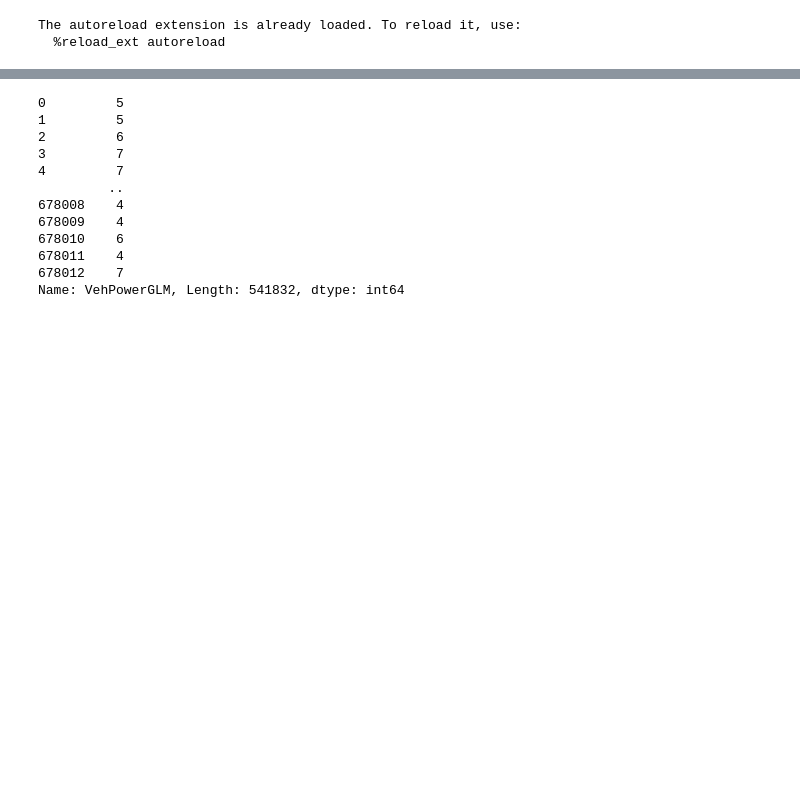
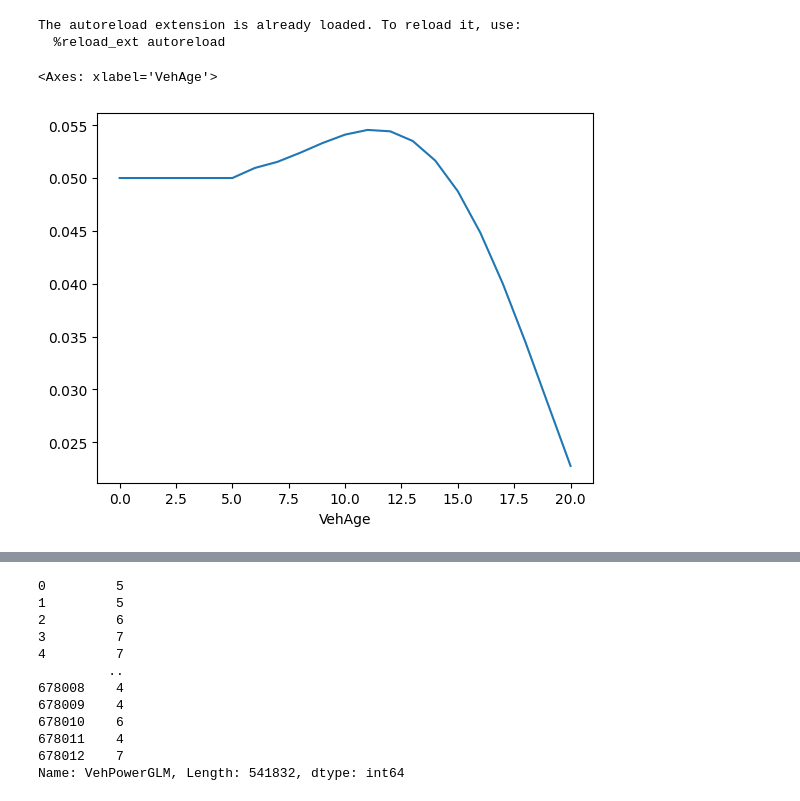
Before and after one commit to AfairiJJ/thesis, a Jupyter notebook: _1_3_Implement_Expert_Input.ipynb, the cells around one changed output, grey strips where cells are left out. Cells and saved outputs as stored; diff of their text form; code cells hidden in the pictures; blank space fills up the shorter version.

Commit message:
model training runs

```diff
--- a/_1_3_Implement_Expert_Input.ipynb
+++ b/_1_3_Implement_Expert_Input.ipynb
@@ -38,3 +42,9 @@ import pandas as pd
 # %% [output]
 The autoreload extension is already loaded. To reload it, use:
   %reload_ext autoreload
+# %%
+specific_transformer = joblib.load(cc.params['output_scaler'])
+train = pd.read_pickle(cc.train_specific)
+test = pd.read_pickle(cc.test_specific)
+# %%
+df1 = specific_transformer.inverse_transform(train, keep_ei = True)
@@ -40,0 +63,5 @@ The autoreload extension is already loaded. To reload it, use:
+# %%
+df1.groupby('VehAge')['EI_VehAge'].mean().plot()
+# %% [output]
+<Axes: xlabel='VehAge'>
+[figure, added]
```
Also changed, not shown: parts of 12 cells of this notebook, 34 other files.
